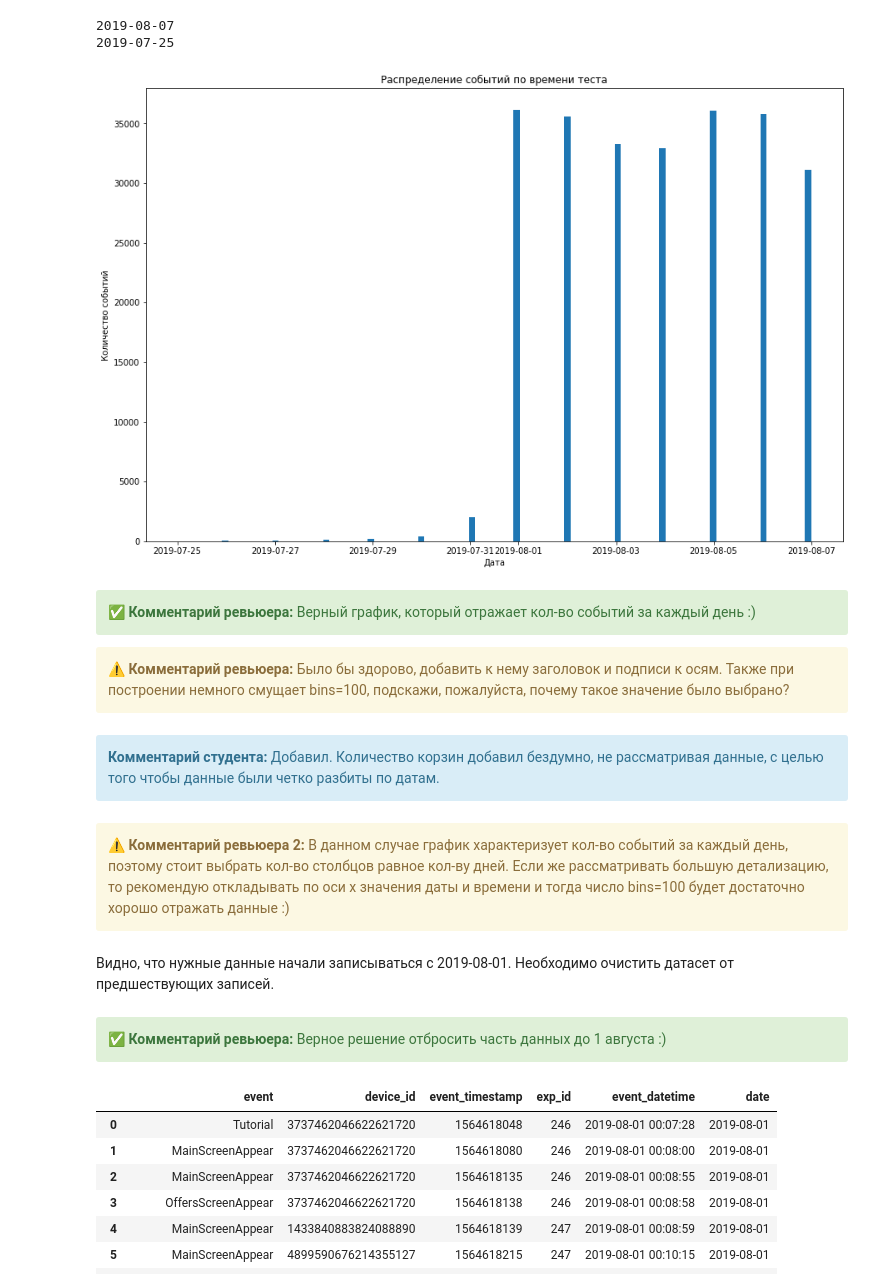
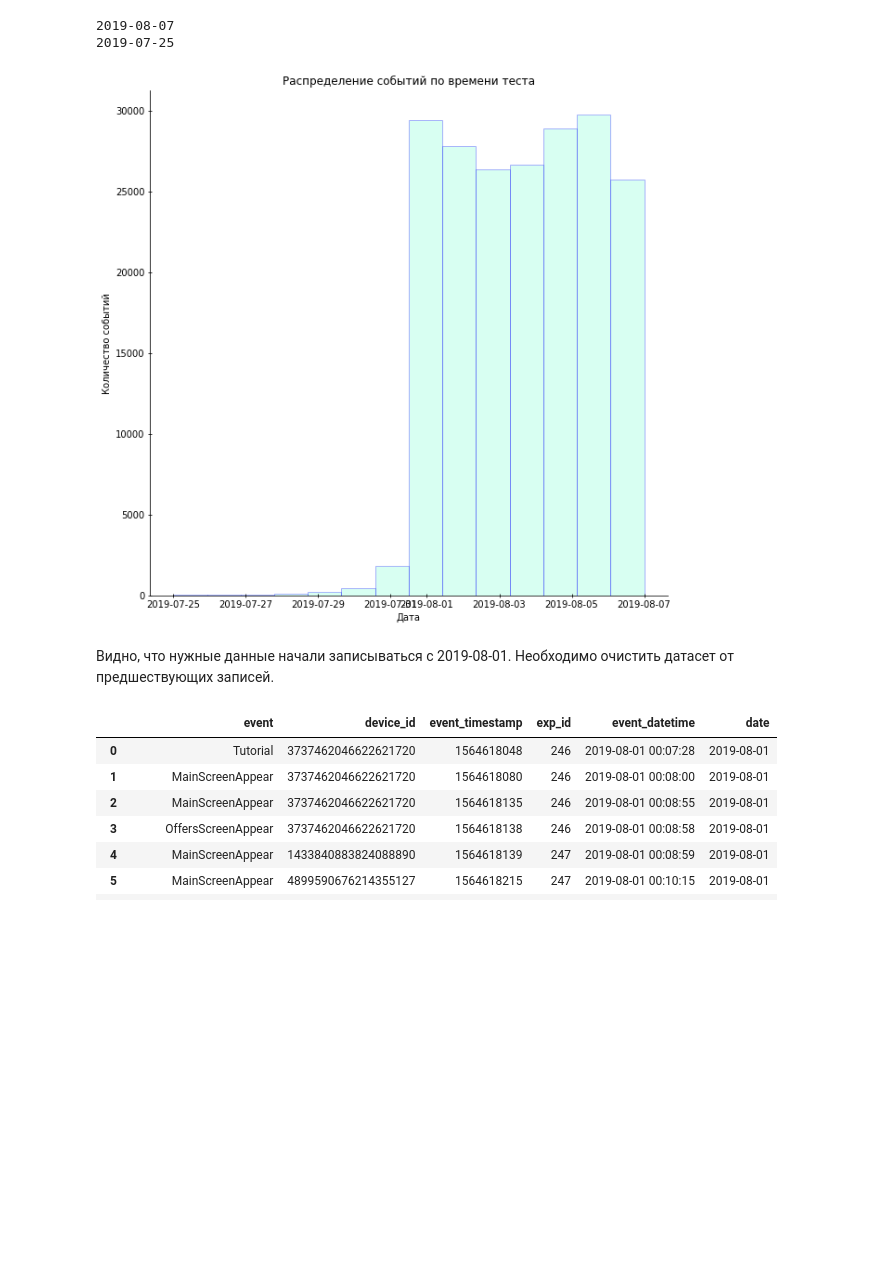
Before and after one commit to pyrrow0w/Yandex_practicum, a Jupyter notebook: User's behavior analytics/Event analytics project.ipynb, the cells around one changed output. Drawn from its saved outputs; the diff is of its cells as text; code cells hidden in the pictures; blank space fills up the shorter version.

```diff
--- a/User's behavior analytics/Event analytics project.ipynb
+++ b/User's behavior analytics/Event analytics project.ipynb
@@ -82,4 +81,4 @@ dataset
 # %% [markdown]
 Изменим название колонок
 # %%
-dataset = dataset.rename(columns={'EventName':'event', 'DeviceIDHash':'device_id', 'EventTimestamp':'event_timestamp', 'ExpId':'exp_id'})
+dataset = dataset.rename(columns={'"EventName':'event', 'DeviceIDHash':'device_id', 'EventTimestamp':'event_timestamp', 'ExpId"':'exp_id'})
@@ -85,0 +87,3 @@ dataset = dataset.rename(columns={'EventName':'event', 'DeviceIDHash':'device_id
+# %%
+dataset['event'] = dataset['event'].apply(lambda x: x[1:])
+dataset['exp_id'] = dataset['exp_id'].apply(lambda x: x[0:3])
@@ -99,4 +119,6 @@ dtypes: int64(3), object(1)
 memory usage: 7.5+ MB
+# %%
+dataset['exp_id'] = dataset['exp_id'].astype('int')
 # %% [markdown]
 Пропуски отсутствуют
 # %% [markdown]
@@ -282,0 +271,2 @@ dataset.groupby('device_id').agg({'event':'count'}).describe()
+# %%
+dataset = dataset.query('device_id in @validids').reset_index(drop=True)
@@ -289,29 +308,18 @@ print(dataset['date'].min())
 2019-08-07
 2019-07-25
 # %%
-fig=plt.figure(figsize = (15,10))
-plt.hist(dataset['date'],bins=100)
+fig=plt.figure(figsize=(10, 10))
+plt.hist(dataset['date'],bins = 14, ec = 'blue', color = 'aquamarine', alpha = 0.3)
 plt.title('Распределение событий по времени теста')
 plt.xlabel('Дата')
 plt.ylabel('Количество событий')
+sns.despine()
+plt.tick_params(direction = 'inout')
 plt.show()
 # %% [output]
-[figure, old version]
+[figure, new version]
-# %% [markdown]
-<div class="alert alert-block alert-success">✅ <b>Комментарий ревьюера:</b> Верный график, который отражает кол-во событий за каждый день :)
-</div>
-<div class="alert alert-block alert-warning"> ⚠️ <b>Комментарий ревьюера:</b> Было бы здорово, добавить к нему заголовок и подписи к осям. Также при построении немного смущает bins=100, подскажи, пожалуйста, почему такое значение было выбрано?  </div>
-# %% [markdown]
-<div class="alert alert-block alert-info"> <b>Комментарий студента:</b>
-Добавил. Количество корзин добавил бездумно, не рассматривая данные, с целью того чтобы данные были четко разбиты по датам.
-</div>
-# %% [markdown]
-<div class="alert alert-block alert-warning"> ⚠️ <b>Комментарий ревьюера 2:</b> В данном случае график характеризует кол-во событий за каждый день, поэтому стоит выбрать кол-во столбцов равное кол-ву дней. Если же рассматривать большую детализацию, то рекомендую откладывать по оси х значения даты и времени и тогда число bins=100 будет достаточно хорошо отражать данные :)  </div>
 # %% [markdown]
 Видно, что нужные данные начали записываться с 2019-08-01. Необходимо очистить датасет от предшествующих записей.
-# %% [markdown]
-<div class="alert alert-block alert-success">✅ <b>Комментарий ревьюера:</b> Верное решение отбросить часть данных до 1 августа :)
-</div>
 # %%
 dataset = dataset[dataset['date'] > date.fromisoformat('2019-07-31')]
 dataset = dataset.reset_index(drop=True)
```
Also changed, not shown: parts of 107 cells of this notebook.
